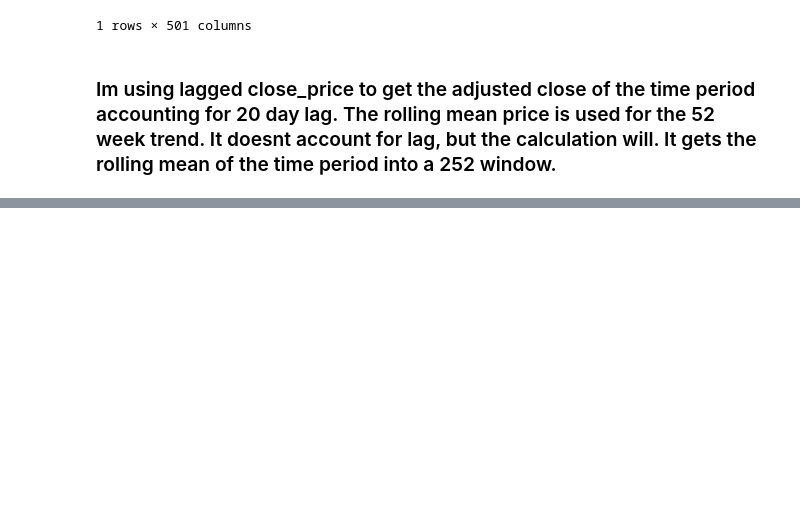
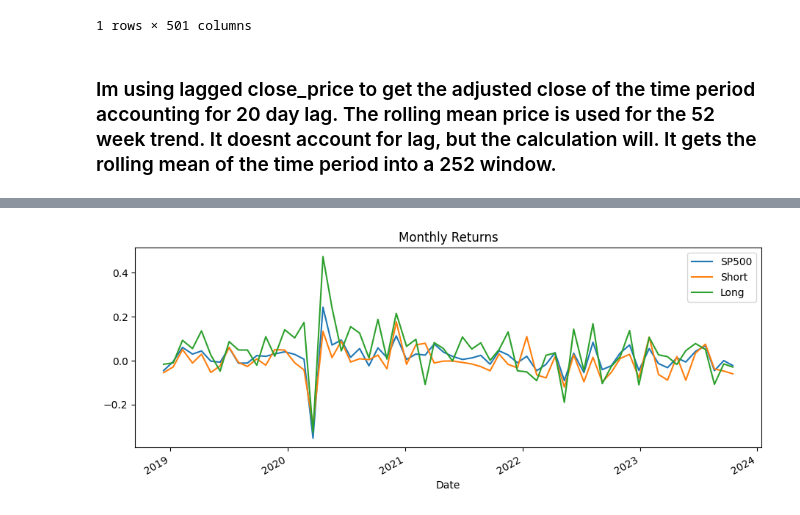
Before and after one commit to CCNY-Analytics-and-Quant/Quantative-Finance-Repo, a Jupyter notebook: Final-Project/workbooks/JB_draft/final_project.ipynb, the cells around one changed output, grey strips where cells are left out. Saved outputs shown, nothing was run; the diff lists cells and outputs as text; code cells hidden in the pictures; blank space fills up the shorter version.

```diff
--- a/Final-Project/workbooks/JB_draft/final_project.ipynb
+++ b/Final-Project/workbooks/JB_draft/final_project.ipynb
@@ -184,0 +212,11 @@ plt.show()
+# %%
+# monthly returns
+monthly_graph = pd.DataFrame()
+lagged_closed_price[::20].pct_change().dropna(how='all').mean(axis=1).plot(figsize=(11,4), label = 'SP500')
+short_lagged_closed_price[::20].pct_change().dropna(how='all').mean(axis=1).plot(figsize=(11,4),label= 'Short')
+long_lagged_closed_price[::20].pct_change().dropna(how='all').mean(axis=1).plot(figsize=(11,4), label = 'Long')
+plt.legend()
+plt.title('Monthly Returns')
+plt.show()
+# %% [output]
+[figure, added]
```
Also changed, not shown: parts of 10 cells of this notebook.
